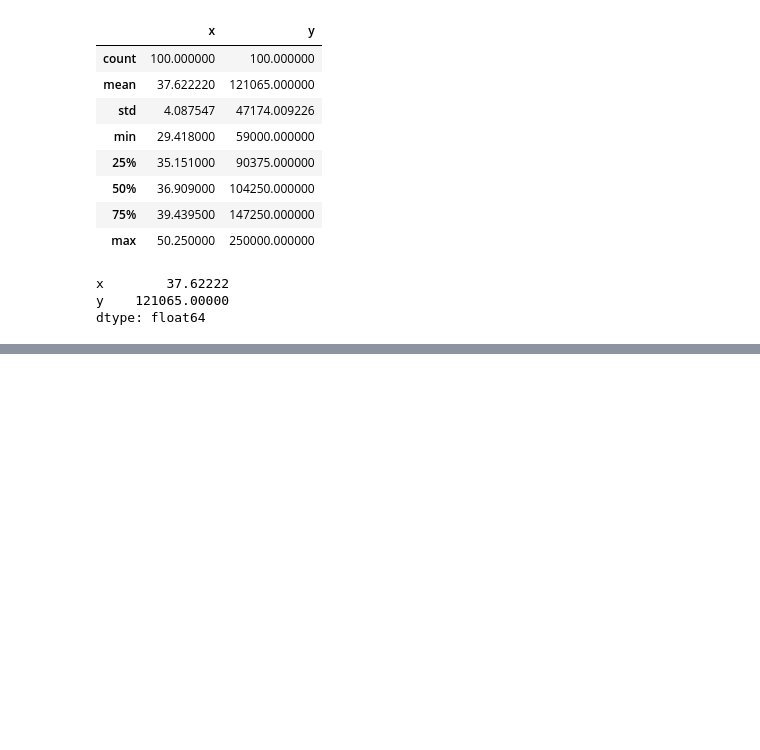
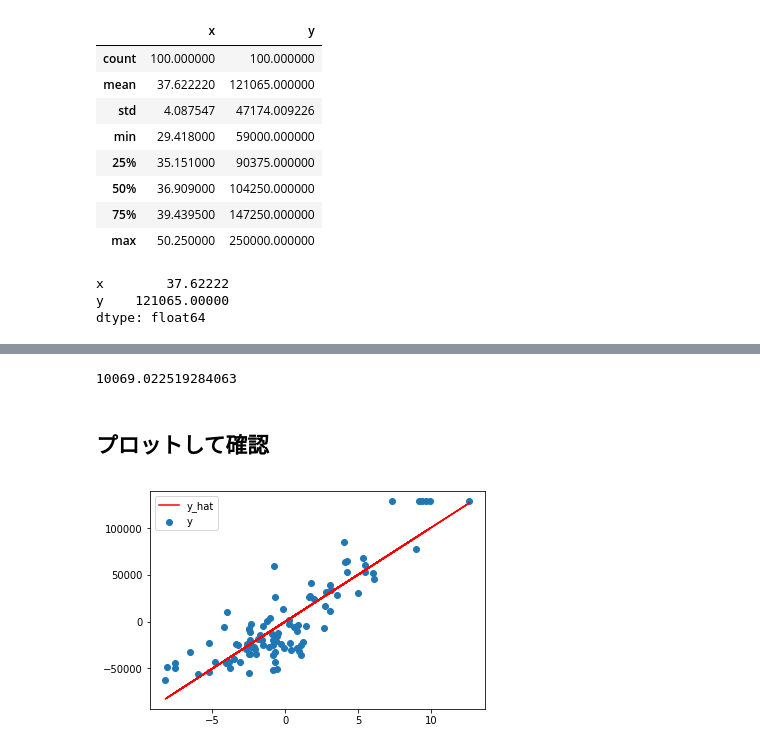
Before and after one commit to yusukehayakawa/Python_practice, a Jupyter notebook: Python速習.ipynb, the cells around one changed output, grey strips where cells are left out. Saved outputs shown, nothing was run; the diff lists cells and outputs as text; code cells hidden in the pictures; blank space fills up the shorter version.

```diff
--- a/Python速習.ipynb
+++ b/Python速習.ipynb
@@ -376,0 +417,19 @@ dtype: float64
+# %%
+xx = x * x #　＊は要素積
+# %%
+xy = x * y
+# %%
+a = xy.sum() / xx.sum()
+# %%
+a
+# %% [output]
+10069.022519284063
+# %% [markdown]
+## プロットして確認
+# %%
+plt.scatter(x, y, label = 'y') #実測値
+plt.plot(x, a*x, label = 'y_hat', color = 'red') #　予測値
+plt.legend() # 凡例の表示
+plt.show()
+# %% [output]
+[figure, added]
```
Also changed, not shown: parts of 19 cells of this notebook.
